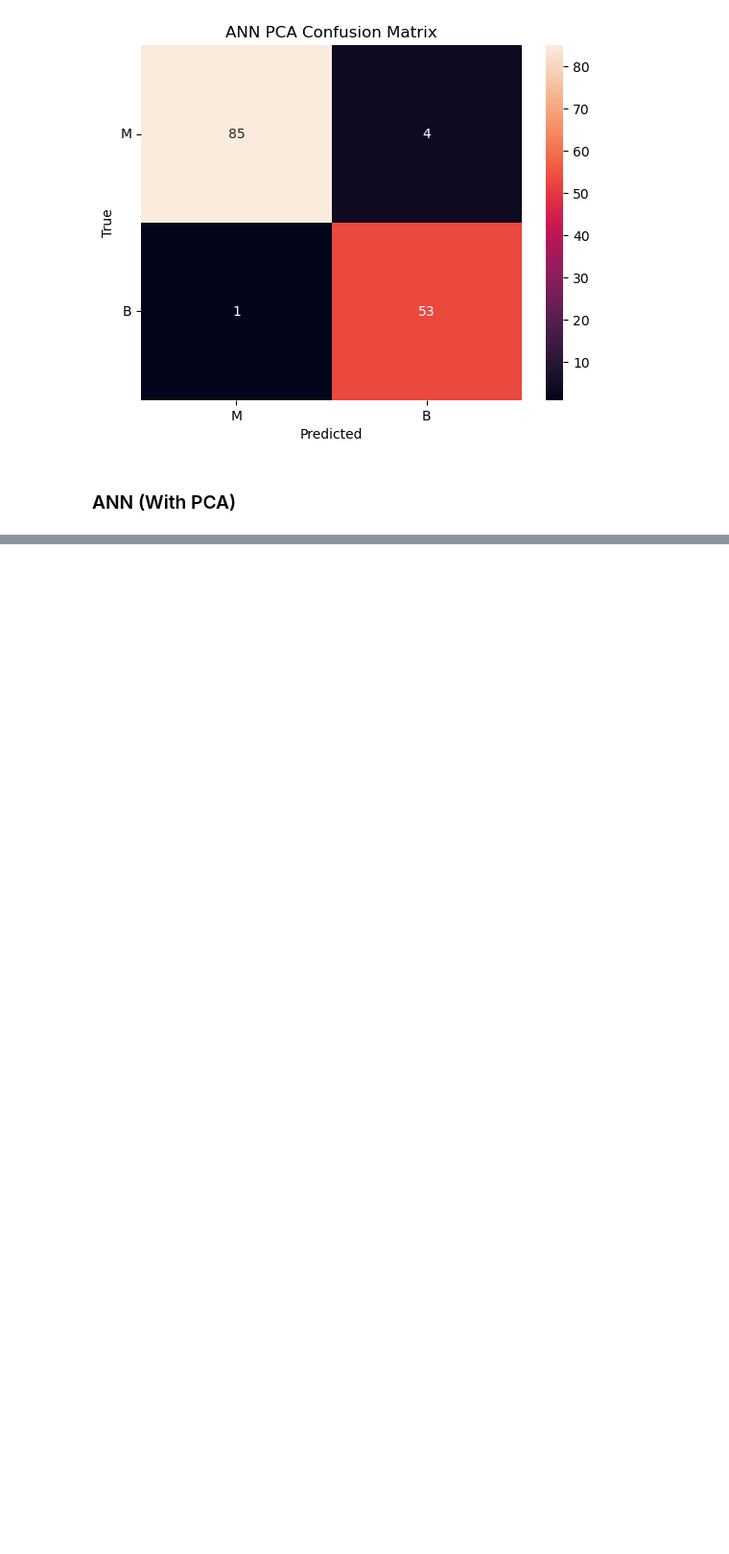
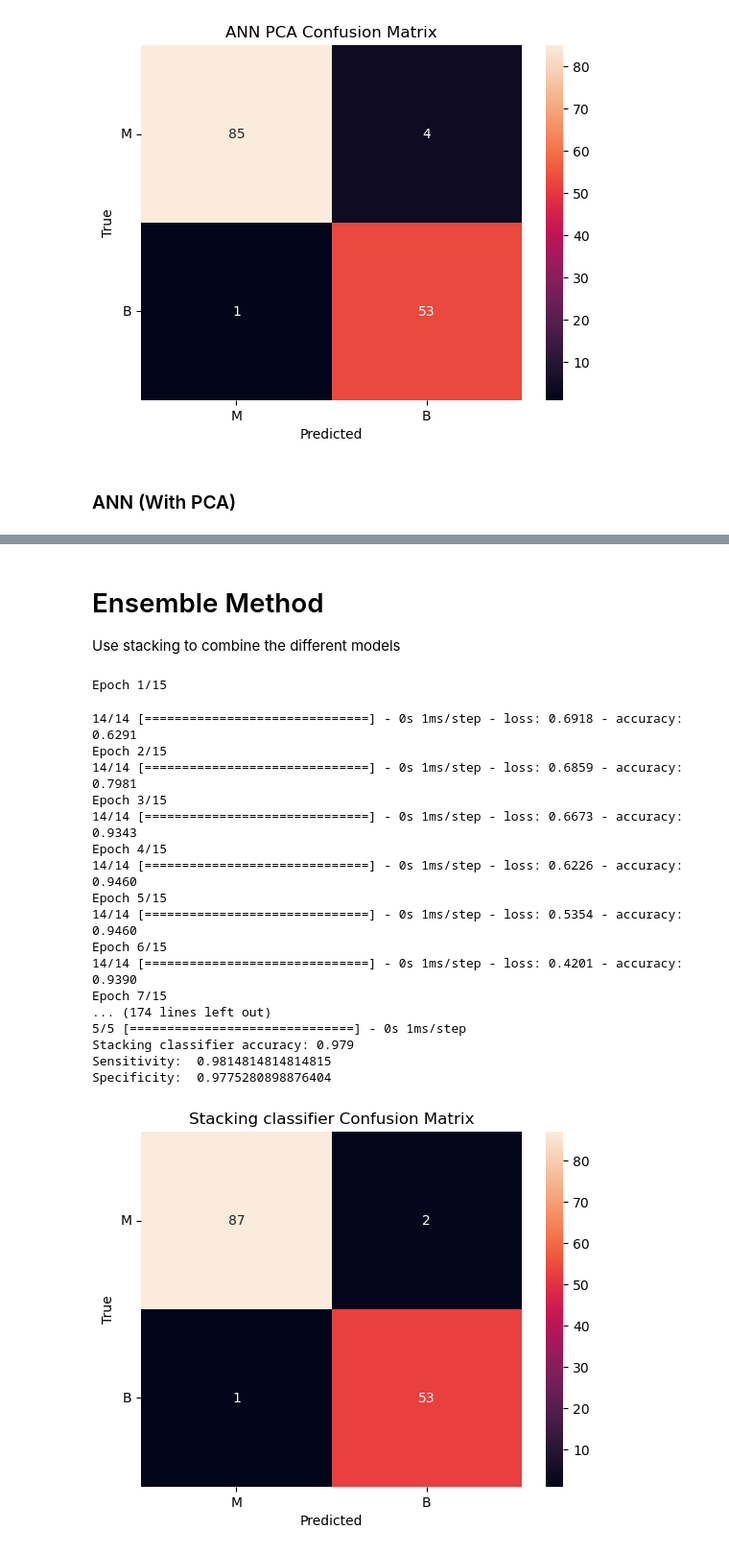
Before and after one commit to benjamin-ravenscroft/CISC471-Project, a Jupyter notebook: EDA.ipynb, the cells around one changed output, grey strips where cells are left out. Shown at 96% size. Saved outputs shown, nothing was run; the diff lists cells and outputs as text; code cells hidden in the pictures; blank space fills up the shorter version.

Commit message:
Added no PCA stacking classifier

```diff
--- a/EDA.ipynb
+++ b/EDA.ipynb
@@ -1044,3 +1048,68 @@ Sensitivity:  0.9814814814814815
 Specificity:  0.9887640449438202
 [Text(0, 0.5, 'M'), Text(0, 1.5, 'B')]
 [figure]
+# %% [markdown]
+# Ensemble Method
+
+Use stacking to combine the different models
+# %%
+from sklearn.ensemble import RandomForestClassifier
+from sklearn.linear_model import LogisticRegression
+from sklearn.tree import DecisionTreeClassifier
+
+from tensorflow.keras.models import Sequential
+from tensorflow.keras.layers import Dense, Dropout
+from tensorflow.keras.wrappers.scikit_learn import KerasClassifier
+from tensorflow.keras import metrics
+
+from sklearn.model_selection import GridSearchCV
+from sklearn.feature_selection import SelectKBest, chi2
+
+from sklearn.ensemble import StackingClassifier
+
+
+def create_model():
+    model = Sequential()
+    model.add(Dense(23, kernel_initializer='uniform', activation='relu'))
+    model.add(Dropout(0.1))
+    model.add(Dense(16, kernel_initializer='uniform', activation='relu'))
+    model.add(Dropout(0.1))
+    model.add(Dense(1, kernel_initializer='uniform', activation='sigmoid'))
+    model.compile(loss='binary_crossentropy', optimizer='adam', metrics=['accuracy'])
+    return model
+
+ANN_clf = KerasClassifier(build_fn=create_model, epochs=15, batch_size=32)
+ANN_clf._estimator_type = "classifier"
+
+RF_clf = RandomForestClassifier(n_estimators=100, class_weight='balanced', random_state=0, criterion='entropy')
+DT_clf = DecisionTreeClassifier(criterion='entropy', max_depth=8, class_weight=None, random_state=0)
+LR_clf = LogisticRegression(C=1, penalty='l2')
+
+estimators = [('RF', RF_clf), ('DT', DT_clf), ('LR', LR_clf), ('ANN', ANN_clf)]
+clf = StackingClassifier(estimators=estimators, final_estimator=LogisticRegression())
+
+clf.fit(train_scaled_fs, train_targets)
+print(f"Stacking model accuracy: {clf.score(train_scaled_fs, train_targets)}")
+
+test_pred = clf.predict(test_scaled_fs)
+results(test_pred, test_targets, "Stacking classifier accuracy:", "Stacking classifier Confusion Matrix")
+# %% [output]
+Epoch 1/15
+14/14 [==============================] - 0s 1ms/step - loss: 0.6918 - accuracy: 0.6291
+Epoch 2/15
+14/14 [==============================] - 0s 1ms/step - loss: 0.6859 - accuracy: 0.7981
+Epoch 3/15
+14/14 [==============================] - 0s 1ms/step - loss: 0.6673 - accuracy: 0.9343
+Epoch 4/15
+14/14 [==============================] - 0s 1ms/step - loss: 0.6226 - accuracy: 0.9460
+Epoch 5/15
+14/14 [==============================] - 0s 1ms/step - loss: 0.5354 - accuracy: 0.9460
+Epoch 6/15
+14/14 [==============================] - 0s 1ms/step - loss: 0.4201 - accuracy: 0.9390
+Epoch 7/15
+... (174 lines left out)
+5/5 [==============================] - 0s 1ms/step
+Stacking classifier accuracy: 0.979
+Sensitivity:  0.9814814814814815
+Specificity:  0.9775280898876404
+[figure, added]
```
Also changed, not shown: parts of 8 cells of this notebook.
